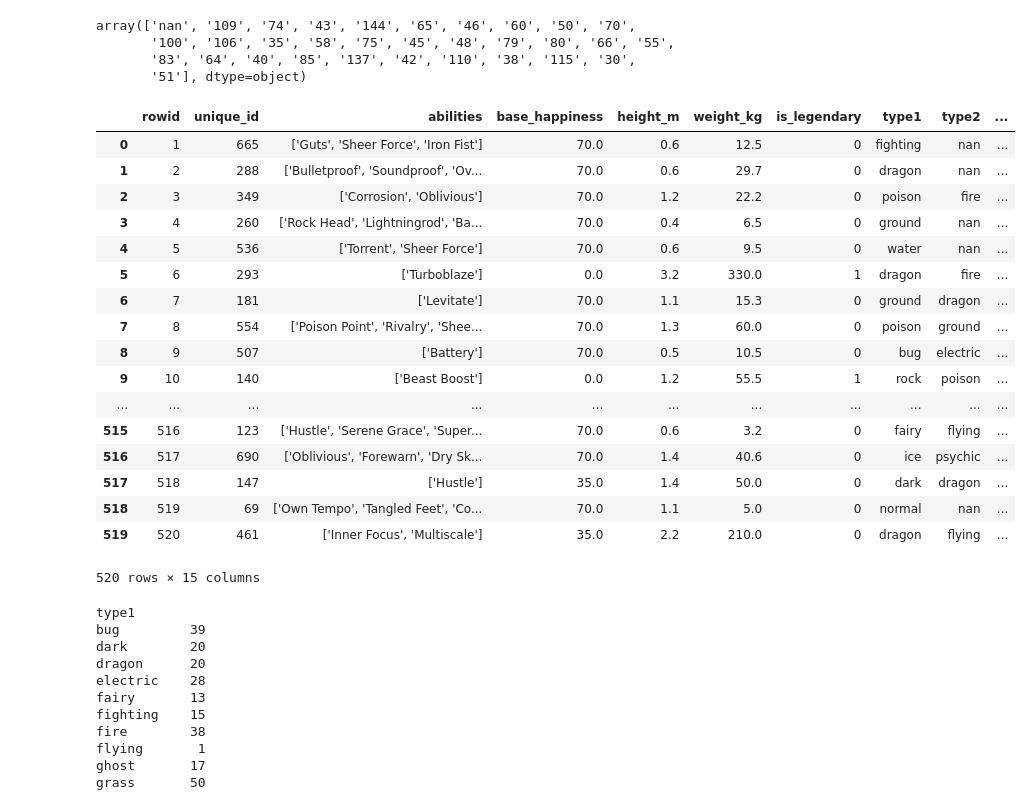
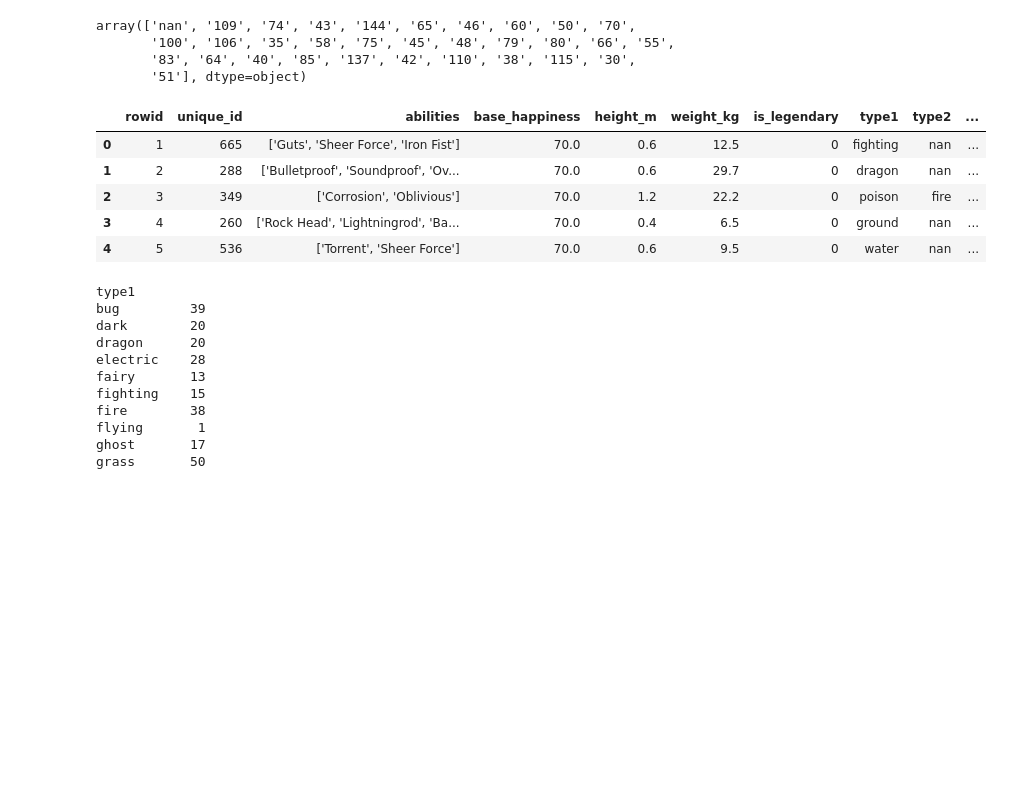
Before and after one commit to bpl32602/PokemonProject, a Jupyter notebook: Read_Database.ipynb, the cells around one changed output. Cells and saved outputs as stored; diff of their text form; code cells hidden in the pictures; blank space fills up the shorter version.

```diff
--- a/Read_Database.ipynb
+++ b/Read_Database.ipynb
@@ -145,16 +147,16 @@ train['type2']=train['types'].apply(lambda x: x.split(',')[1])
 train['hp']=train['poke_stats'].apply(lambda x: x.split(',')[0])
 train['attack']=train['poke_stats'].apply(lambda x: x.split(',')[1])
 train['defense']=train['poke_stats'].apply(lambda x: x.split(',')[2])
-train['sp. attack']=train['poke_stats'].apply(lambda x: x.split(',')[3])
-train['sp. defense']=train['poke_stats'].apply(lambda x: x.split(',')[4])
+train['sp_attack']=train['poke_stats'].apply(lambda x: x.split(',')[3])
+train['sp_defense']=train['poke_stats'].apply(lambda x: x.split(',')[4])
 train['speed']=train['poke_stats'].apply(lambda x: x.split(',')[5])
 test['type1']=test['types'].apply(lambda x: x.split(',')[0])
 test['type2']=test['types'].apply(lambda x: x.split(',')[1])
 test['hp']=test['poke_stats'].apply(lambda x: x.split(',')[0])
 test['attack']=test['poke_stats'].apply(lambda x: x.split(',')[1])
 test['defense']=test['poke_stats'].apply(lambda x: x.split(',')[2])
-test['sp. attack']=test['poke_stats'].apply(lambda x: x.split(',')[3])
-test['sp. defense']=test['poke_stats'].apply(lambda x: x.split(',')[4])
+test['sp_attack']=test['poke_stats'].apply(lambda x: x.split(',')[3])
+test['sp_defense']=test['poke_stats'].apply(lambda x: x.split(',')[4])
 test['speed']=test['poke_stats'].apply(lambda x: x.split(',')[5])
 # %%
 train=train.drop(columns=['types','poke_stats'])
@@ -185,26 +171,14 @@ array(['nan', '109', '74', '43', '144', '65', '46', '60', '50', '70',
        '83', '64', '40', '85', '137', '42', '110', '38', '115', '30',
        '51'], dtype=object)
 # %%
-train
+train.head()
 # %% [output]
 |  | rowid | unique_id | abilities | base_happiness | height_m | weight_kg | is_legendary | type1 | type2 | ... |
 | 0 | 1 | 665 | ['Guts', 'Sheer Force', 'Iron Fist'] | 70.0 | 0.6 | 12.5 | 0 | fighting | nan | ... |
 | 1 | 2 | 288 | ['Bulletproof', 'Soundproof', 'Ov... | 70.0 | 0.6 | 29.7 | 0 | dragon | nan | ... |
 | 2 | 3 | 349 | ['Corrosion', 'Oblivious'] | 70.0 | 1.2 | 22.2 | 0 | poison | fire | ... |
 | 3 | 4 | 260 | ['Rock Head', 'Lightningrod', 'Ba... | 70.0 | 0.4 | 6.5 | 0 | ground | nan | ... |
 | 4 | 5 | 536 | ['Torrent', 'Sheer Force'] | 70.0 | 0.6 | 9.5 | 0 | water | nan | ... |
-| 5 | 6 | 293 | ['Turboblaze'] | 0.0 | 3.2 | 330.0 | 1 | dragon | fire | ... |
-| 6 | 7 | 181 | ['Levitate'] | 70.0 | 1.1 | 15.3 | 0 | ground | dragon | ... |
-| 7 | 8 | 554 | ['Poison Point', 'Rivalry', 'Shee... | 70.0 | 1.3 | 60.0 | 0 | poison | ground | ... |
-| 8 | 9 | 507 | ['Battery'] | 70.0 | 0.5 | 10.5 | 0 | bug | electric | ... |
-| 9 | 10 | 140 | ['Beast Boost'] | 0.0 | 1.2 | 55.5 | 1 | rock | poison | ... |
-| ... | ... | ... | ... | ... | ... | ... | ... | ... | ... | ... |
-| 515 | 516 | 123 | ['Hustle', 'Serene Grace', 'Super... | 70.0 | 0.6 | 3.2 | 0 | fairy | flying | ... |
-| 516 | 517 | 690 | ['Oblivious', 'Forewarn', 'Dry Sk... | 70.0 | 1.4 | 40.6 | 0 | ice | psychic | ... |
-| 517 | 518 | 147 | ['Hustle'] | 35.0 | 1.4 | 50.0 | 0 | dark | dragon | ... |
-| 518 | 519 | 69 | ['Own Tempo', 'Tangled Feet', 'Co... | 70.0 | 1.1 | 5.0 | 0 | normal | nan | ... |
-| 519 | 520 | 461 | ['Inner Focus', 'Multiscale'] | 35.0 | 2.2 | 210.0 | 0 | dragon | flying | ... |
-520 rows × 15 columns
 # %%
 type1_count=train.groupby('type1')['rowid'].nunique()
 type2_count=train.groupby('type2')['rowid'].nunique()
```
Also changed, not shown: parts of 12 cells of this notebook.
